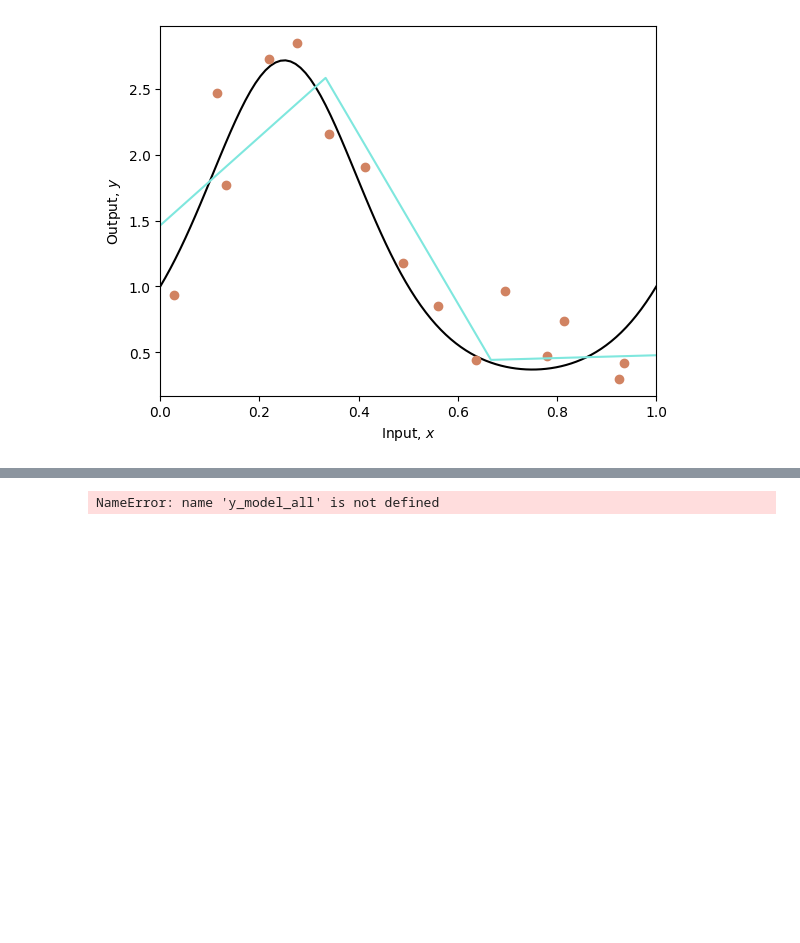
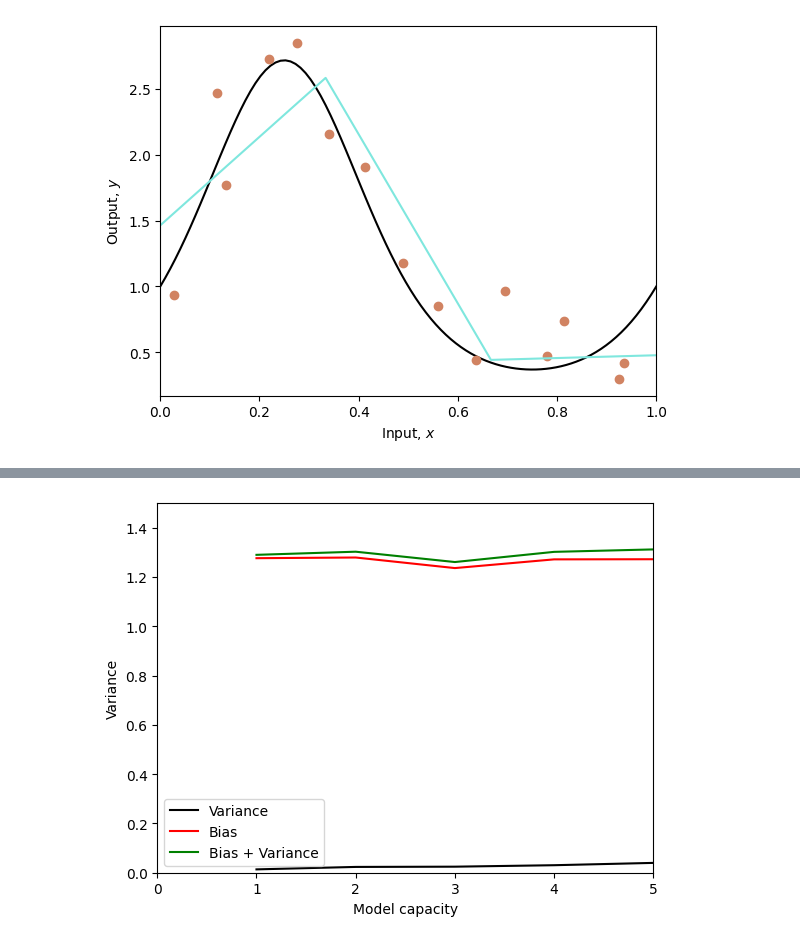
Before and after one commit to ErPaan/Trained-with-notebooks-from-udlbook-github.com-udlbook-, a Jupyter notebook: Notebooks/Chap08/8_2_Bias_Variance_Trade_Off.ipynb, the cells around one changed output, grey strips where cells are left out. Saved outputs shown, nothing was run; the diff lists cells and outputs as text; code cells hidden in the pictures; blank space fills up the shorter version.

```diff
--- a/Notebooks/Chap08/8_2_Bias_Variance_Trade_Off.ipynb
+++ b/Notebooks/Chap08/8_2_Bias_Variance_Trade_Off.ipynb
@@ -172,34 +172,34 @@ variance = np.zeros((len(hidden_variables),1)) ;
 # Plot the noise, bias and variance as a function of capacity
 
 n_datasets = 100
 n_data = 15
 sigma_func = 0.3
 n_hidden = 5
 
 # Set random seed so that we get the same result every time
 np.random.seed(1)
 
 for c_hidden in range(len(hidden_variables)):
   # Get mean and variance of fitted model
   mean_model, std_model = get_model_mean_variance(n_data, n_datasets, hidden_variables[c_hidden], sigma_func) ;
   # TODO -- Estimate bias and variance
   # Replace these lines
 
   # Compute variance -- average of the model variance (average squared deviation of fitted models around mean fitted model)
-  variance[c_hidden] = np.mean((std_model[c_hidden] - mean_model[c_hidden])**2)
+  variance[c_hidden] = (std_model**2).mean()
   # Compute bias (average squared deviation of mean fitted model around true function)
-  bias[c_hidden] = (mean_model[c_hidden] - y_func[c_hidden])**2
+  bias[c_hidden] = (mean_model).mean()
 
 # Plot the results
 fig,ax = plt.subplots()
 ax.plot(hidden_variables, variance, 'k-')
 ax.plot(hidden_variables, bias, 'r-')
 ax.plot(hidden_variables, variance+bias, 'g-')
 ax.set_xlim(0,n_hidden)
-ax.set_ylim(0,0.5)
+ax.set_ylim(0,1.5)
 ax.set_xlabel("Model capacity")
 ax.set_ylabel("Variance")
 ax.legend(['Variance', 'Bias', 'Bias + Variance'])
 plt.show()
 # %% [output]
-NameError: name 'y_model_all' is not defined
+[figure, added]
```
Also changed, not shown: parts of 2 cells of this notebook.
